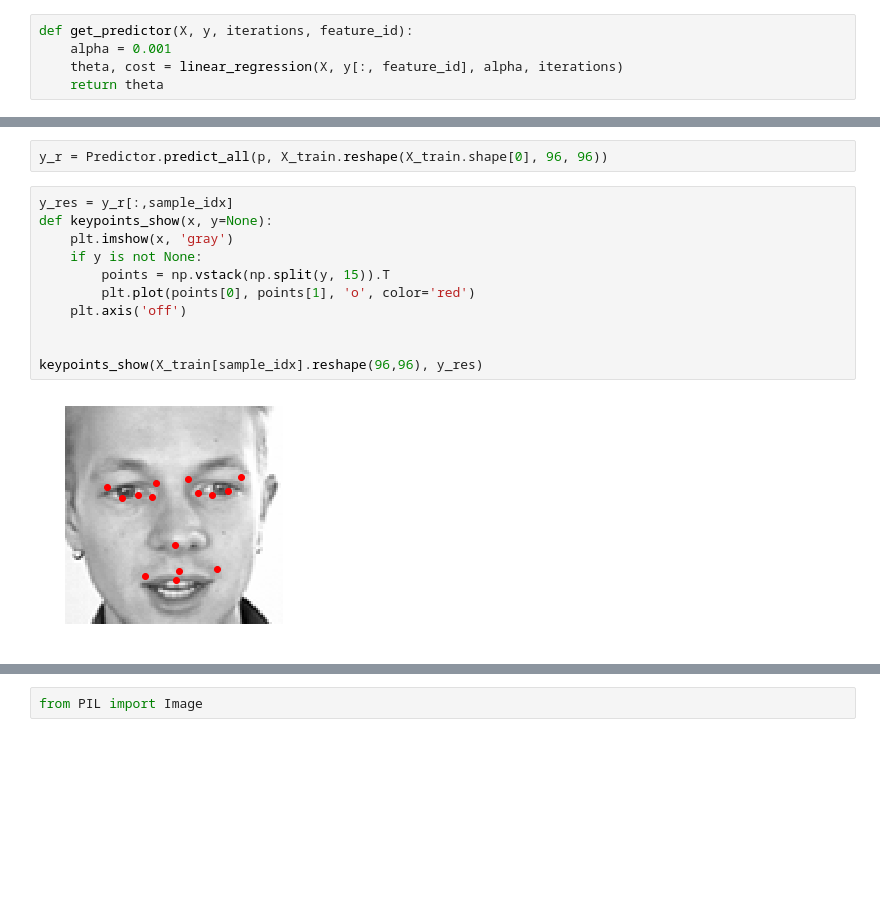
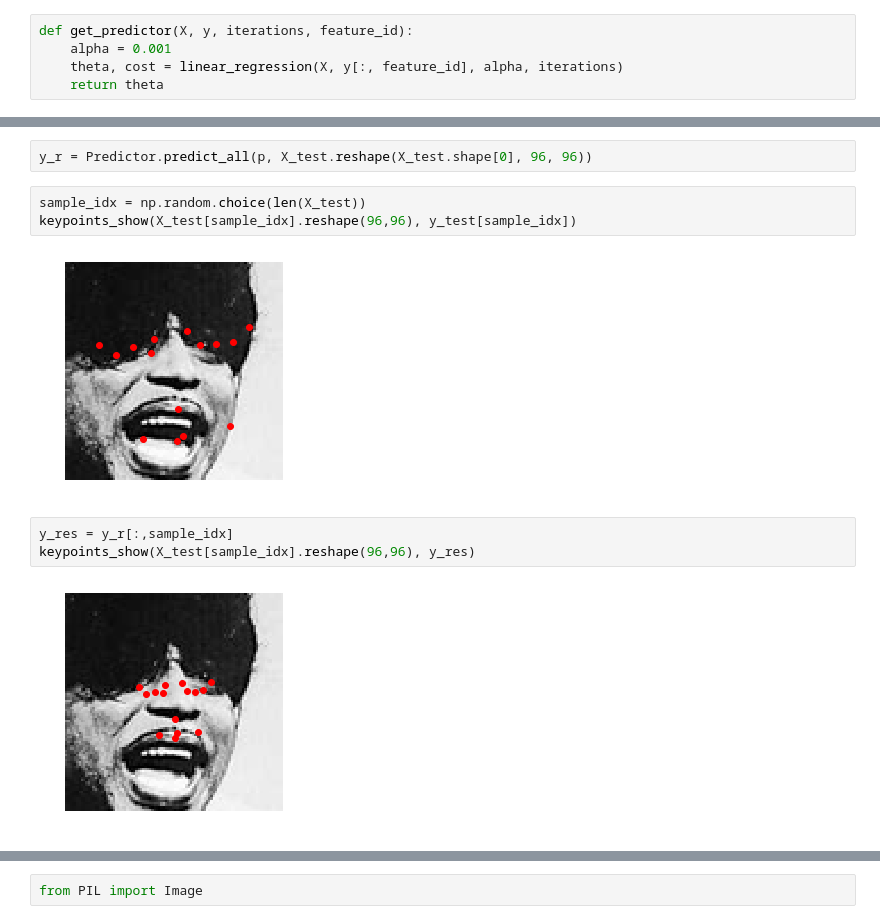
Before and after one commit to Midren/Caricature_maker, a Jupyter notebook: Untitled1.ipynb, the cells around one changed output, grey strips where cells are left out. Drawn from its saved outputs; the diff is of its cells as text; blank space fills up the shorter version.

```diff
--- a/Untitled1.ipynb
+++ b/Untitled1.ipynb
@@ -165,16 +168,13 @@ keypoints_show(X_train[sample_idx].reshape(96,96), y_train[sample_idx])
 # %%
-y_r = Predictor.predict_all(p, X_train.reshape(X_train.shape[0], 96, 96))
+y_r = Predictor.predict_all(p, X_test.reshape(X_test.shape[0], 96, 96))
-# %%
-y_res = y_r[:,sample_idx]
-def keypoints_show(x, y=None):
-    plt.imshow(x, 'gray')
-    if y is not None:
-        points = np.vstack(np.split(y, 15)).T
-        plt.plot(points[0], points[1], 'o', color='red')
-    plt.axis('off')
-
-
-keypoints_show(X_train[sample_idx].reshape(96,96), y_res)
-# %% [output]
-[figure, removed]
+# %%
+sample_idx = np.random.choice(len(X_test))
+keypoints_show(X_test[sample_idx].reshape(96,96), y_test[sample_idx])
+# %% [output]
+[figure, added]
+# %%
+y_res = y_r[:,sample_idx]
+keypoints_show(X_test[sample_idx].reshape(96,96), y_res)
+# %% [output]
+[figure, added]
 # %%
```
Also changed, not shown: parts of 22 cells of this notebook, 16 other files.
